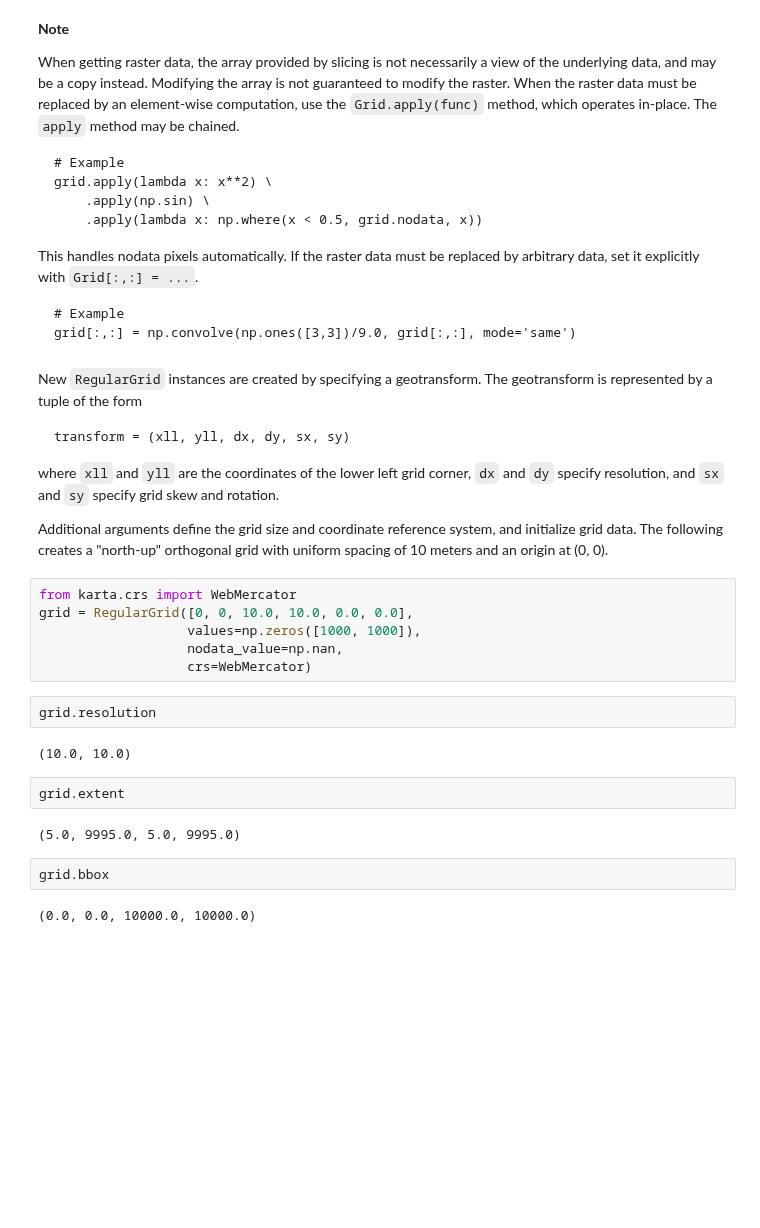
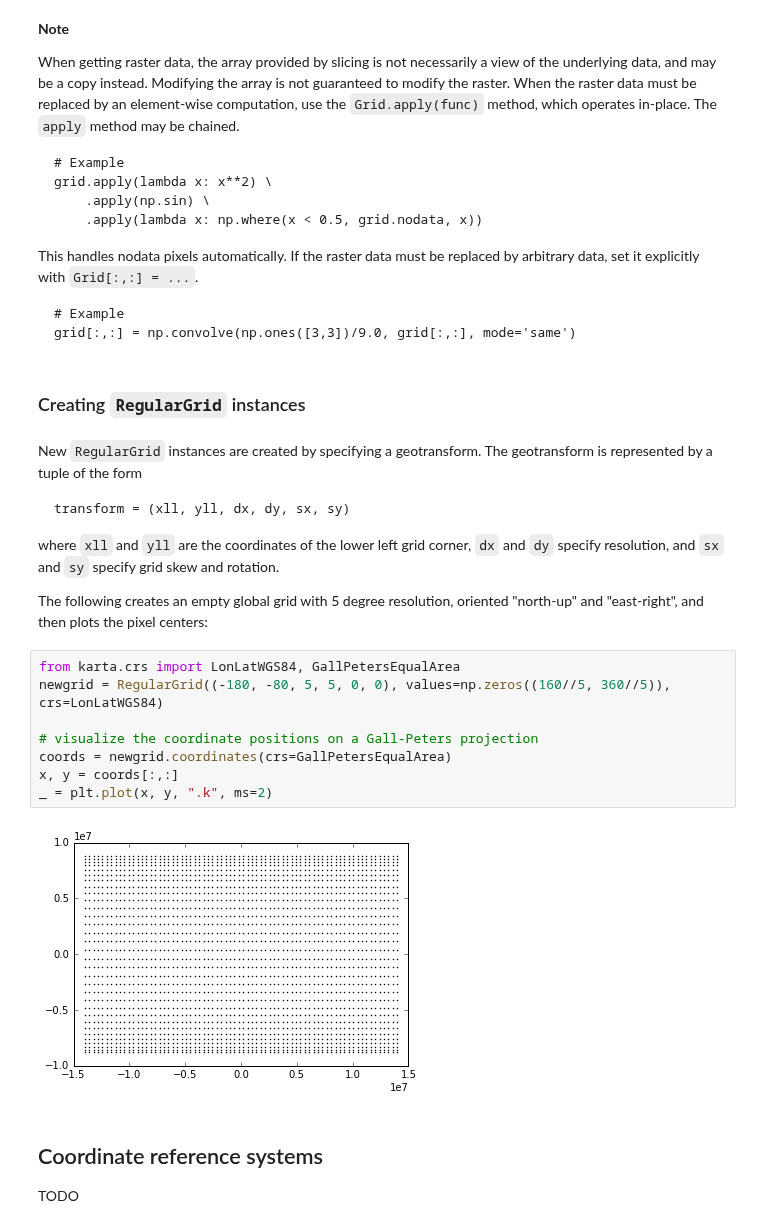
Before and after one commit to fortyninemaps/karta, a Jupyter notebook: doc/source/tutorial.ipynb, the cells around one changed output. Drawn from its saved outputs; the diff is of its cells as text; blank space fills up the shorter version.

````diff
--- a/doc/source/tutorial.ipynb
+++ b/doc/source/tutorial.ipynb
@@ -350,6 +422,8 @@ This handles nodata pixels automatically. If the raster data must be replaced by
 # Example
 grid[:,:] = np.convolve(np.ones([3,3])/9.0, grid[:,:], mode='same')
 ```
+# %% [markdown]
+### Creating `RegularGrid` instances
 # %% [markdown]
 New `RegularGrid` instances are created by specifying a geotransform. The geotransform is represented by a tuple of the form
 ```
@@ -357,22 +431,18 @@ transform = (xll, yll, dx, dy, sx, sy)
 ```
 where `xll` and `yll` are the coordinates of the lower left grid corner, `dx` and `dy` specify resolution, and `sx` and `sy` specify grid skew and rotation.
 
-Additional arguments define the grid size and coordinate reference system, and initialize grid data. The following creates a "north-up" orthogonal grid with uniform spacing of 10 meters and an origin at (0, 0).
+The following creates an empty global grid with 5 degree resolution, oriented "north-up" and "east-right", and then plots the pixel centers:
-# %%
-from karta.crs import WebMercator
-grid = RegularGrid([0, 0, 10.0, 10.0, 0.0, 0.0],
-                   values=np.zeros([1000, 1000]),
-                   nodata_value=np.nan,
-                   crs=WebMercator)
-# %%
-grid.resolution
-# %% [output]
-(10.0, 10.0)
-# %%
-grid.extent
-# %% [output]
-(5.0, 9995.0, 5.0, 9995.0)
-# %%
-grid.bbox
-# %% [output]
-(0.0, 0.0, 10000.0, 10000.0)
+# %%
+from karta.crs import LonLatWGS84, GallPetersEqualArea
+newgrid = RegularGrid((-180, -80, 5, 5, 0, 0), values=np.zeros((160//5, 360//5)), crs=LonLatWGS84)
+
+# visualize the coordinate positions on a Gall-Peters projection
+coords = newgrid.coordinates(crs=GallPetersEqualArea)
+x, y = coords[:,:]
+_ = plt.plot(x, y, ".k", ms=2)
+# %% [output]
+[figure, added]
+# %% [markdown]
+## Coordinate reference systems
+
+TODO
````
Also changed, not shown: parts of 56 cells of this notebook, 1 other file.
